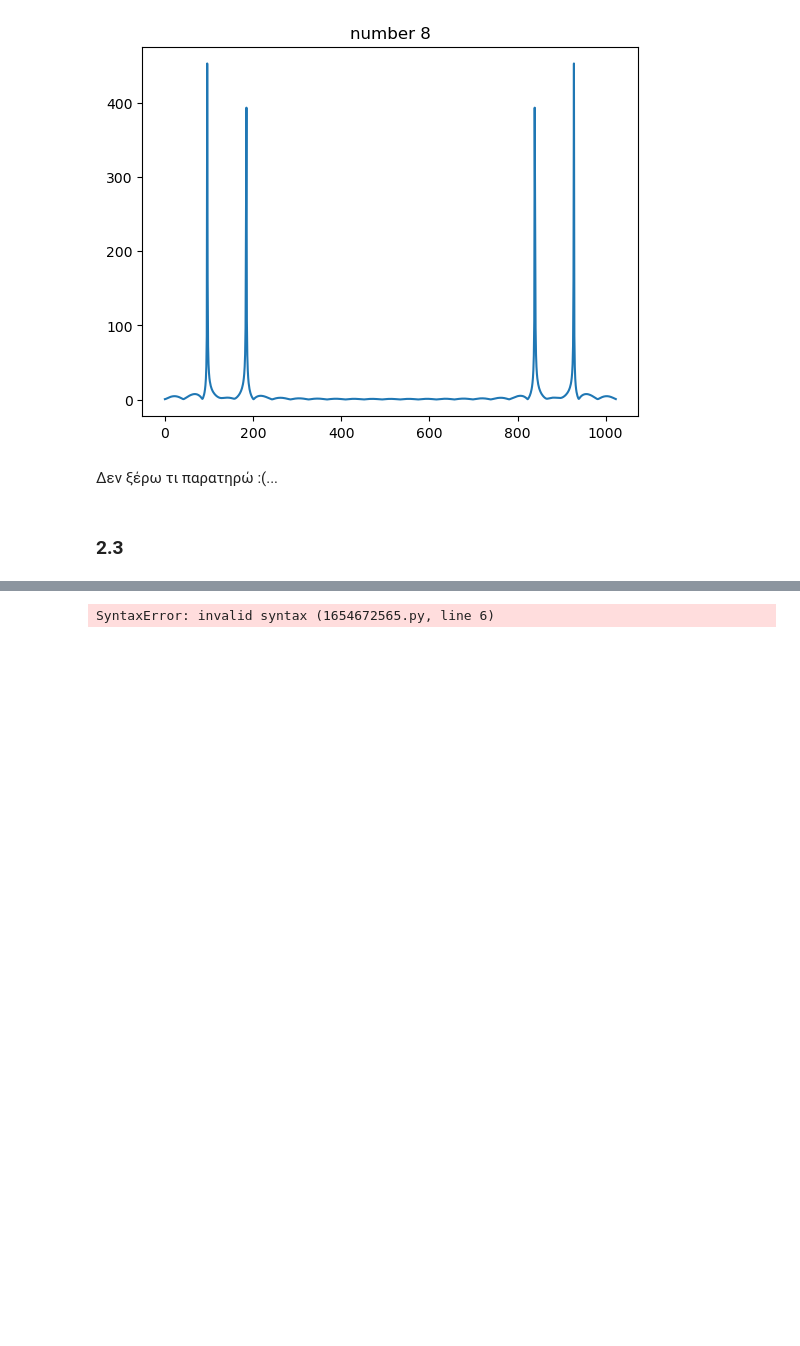
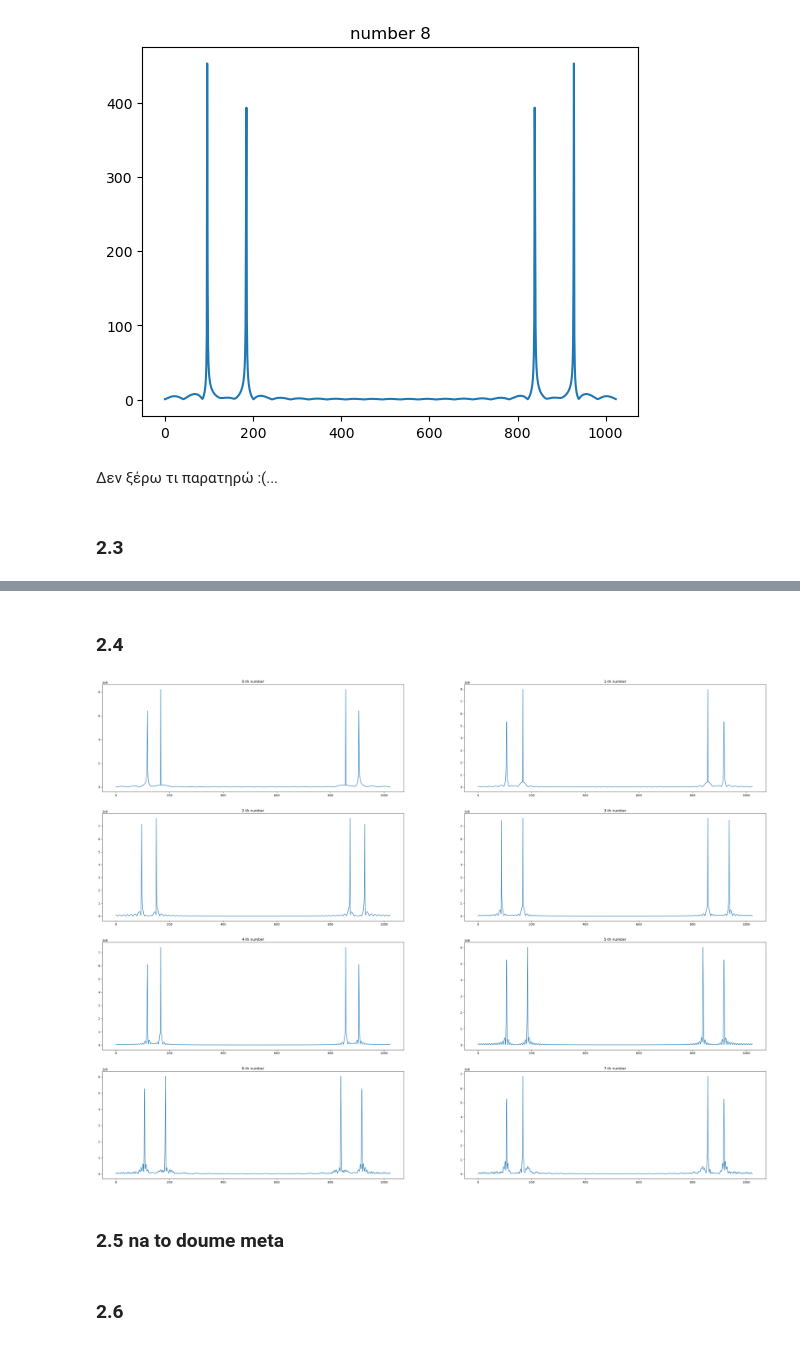
Before and after one commit to ElGreKost/DSP-Lab-Suite, a Jupyter notebook: Digital-Signal-Processing/dsp_project1/dsp_lab1_code.ipynb, the cells around one changed output, grey strips where cells are left out. Drawn from its saved outputs; the diff is of its cells as text; code cells hidden in the pictures; blank space fills up the shorter version.

```diff
--- a/Digital-Signal-Processing/dsp_project1/dsp_lab1_code.ipynb
+++ b/Digital-Signal-Processing/dsp_project1/dsp_lab1_code.ipynb
@@ -323,12 +325,21 @@ wavfile.write(filename='tone_sequence.wav', rate=44100, data=am_sound_norm)
 display(Audio(am_sound, rate=44100))
 # %% [output]
 [interactive output not drawn]
-# %%
-w_hamm, w_rect = np.zeros(N), np.zeros(N)
-w_rect[256:512], w_hamm[256:512] = 1, np.hamming(L)
-
-Signal_fourier = []
-for i in range(0, 8800, 1100):
-    Signal_fourier.append(np.fft(w_rect * ))
-# %% [output]
-SyntaxError: invalid syntax (1654672565.py, line 6)
+# %% [markdown]
+### 2.4
+# %%
+N = 1024
+w_hamm, w_rect = np.zeros(N), np.zeros(N)
+w_rect[:1000], w_hamm[:1000] = 1, np.hamming(L)
+
+Digits_fourier = [np.abs((np.fft.fft(w_rect * am_sound_norm[i:i+N]))) for i in range(0, 8800, 1100)]
+
+fig, axes = plt.subplots(nrows=4, ncols=2, figsize=(40, 30))
+
+for i, ax in enumerate(axes.flat):  # the flat func makes the 2d array into a 1d
+    ax.plot(Digits_fourier[i])
+    ax.set_title(f'{i}-th number')
+# %% [output]
+[figure, added]
+# %% [markdown]
+### 2.5 na to doume meta
@@ -334,0 +355,2 @@ SyntaxError: invalid syntax (1654672565.py, line 6)
+# %% [markdown]
+### 2.6
```
Also changed, not shown: parts of 2 cells of this notebook.
